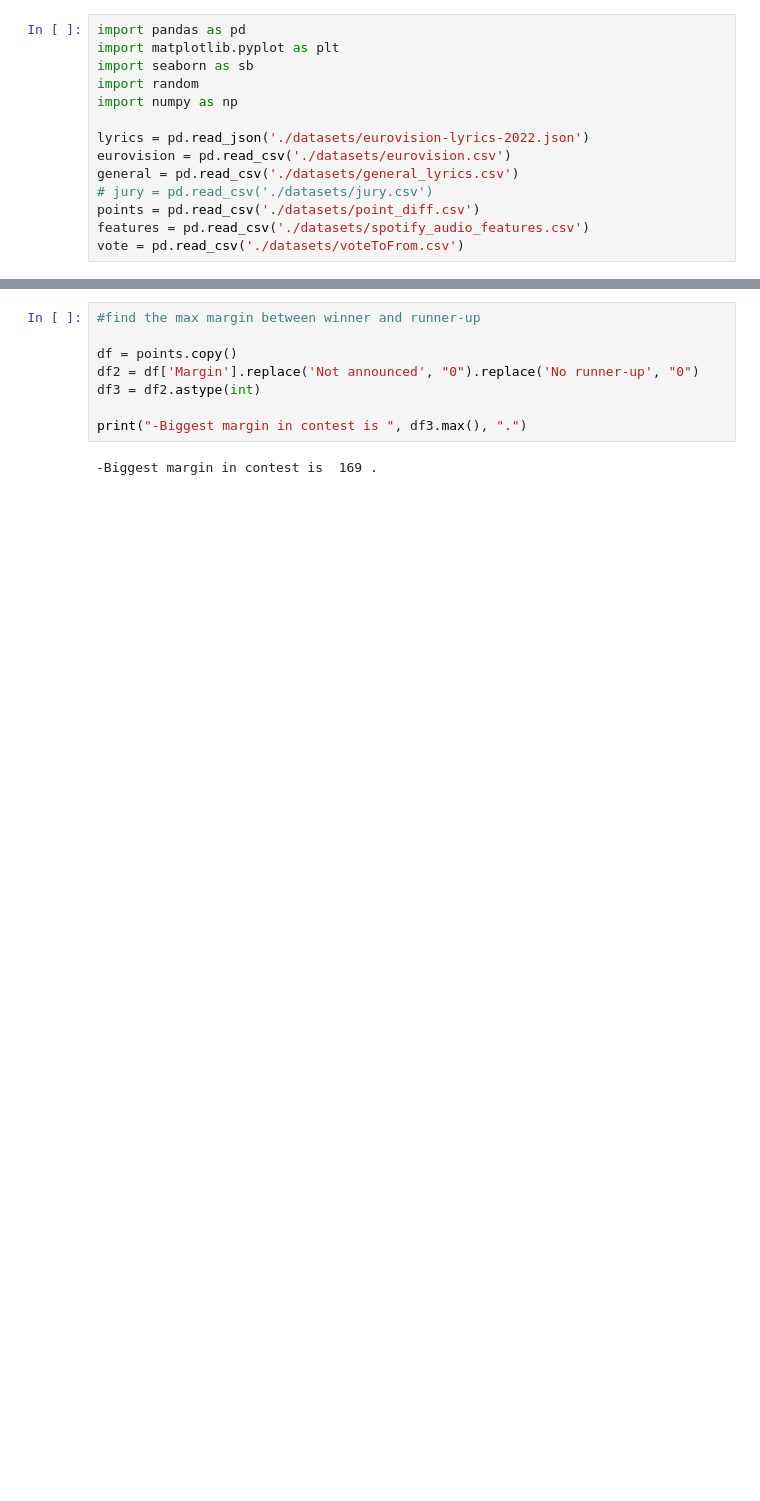
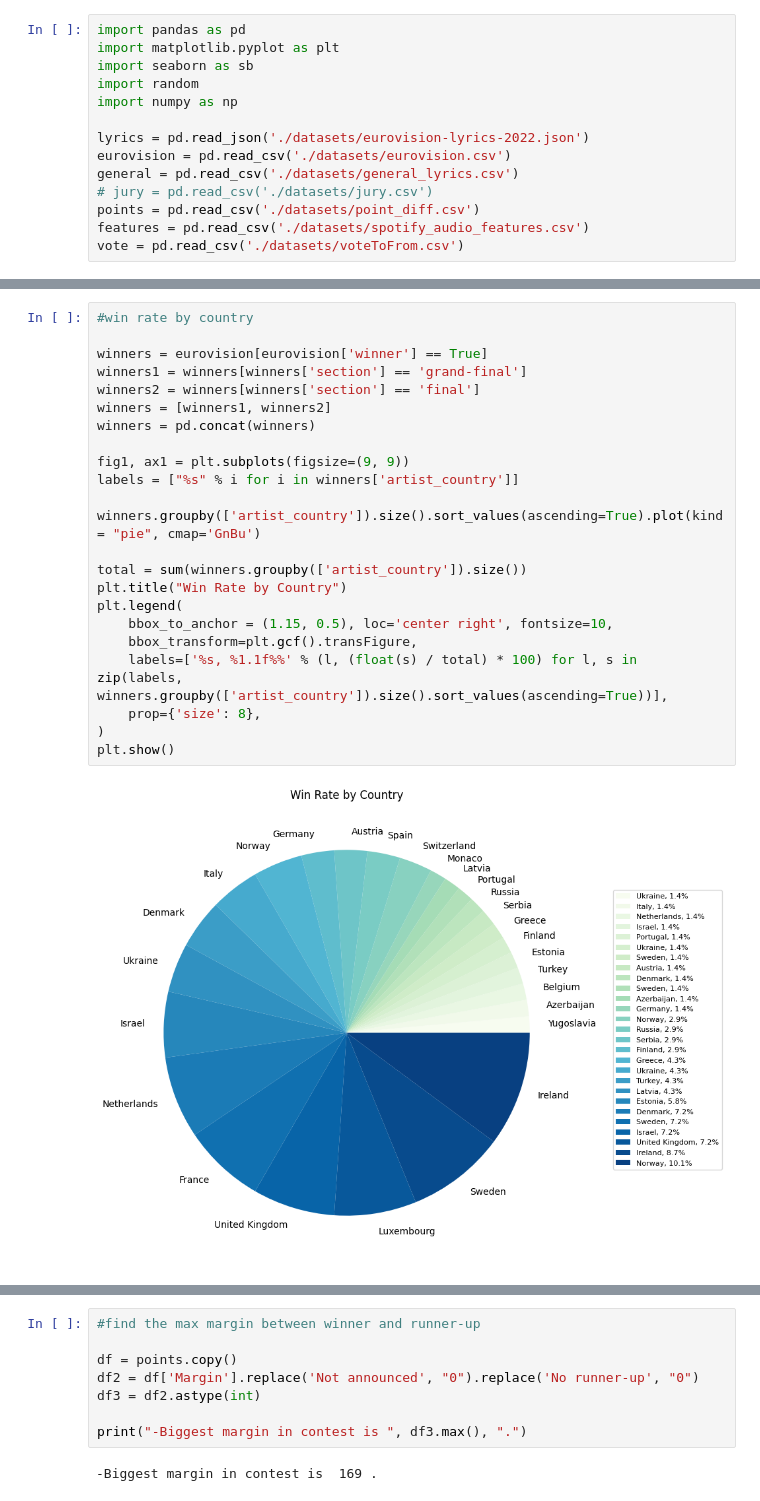
Before and after one commit to sedataskan/eurovision, a Jupyter notebook: eurovision.ipynb, the cells around one changed output, grey strips where cells are left out. Cells and saved outputs as stored; diff of their text form; blank space fills up the shorter version.

```diff
--- a/eurovision.ipynb
+++ b/eurovision.ipynb
@@ -26,0 +75,25 @@ print("-First Eurovision Contest organization was at", year, ". The First Winner
+# %%
+#win rate by country
+
+winners = eurovision[eurovision['winner'] == True]
+winners1 = winners[winners['section'] == 'grand-final']
+winners2 = winners[winners['section'] == 'final']
+winners = [winners1, winners2]
+winners = pd.concat(winners)
+
+fig1, ax1 = plt.subplots(figsize=(9, 9))
+labels = ["%s" % i for i in winners['artist_country']]
+
+winners.groupby(['artist_country']).size().sort_values(ascending=True).plot(kind = "pie", cmap='GnBu')
+
+total = sum(winners.groupby(['artist_country']).size())
+plt.title("Win Rate by Country")
+plt.legend(
+    bbox_to_anchor = (1.15, 0.5), loc='center right', fontsize=10,
+    bbox_transform=plt.gcf().transFigure,
+    labels=['%s, %1.1f%%' % (l, (float(s) / total) * 100) for l, s in zip(labels, winners.groupby(['artist_country']).size().sort_values(ascending=True))],
+    prop={'size': 8},
+)
+plt.show()
+# %% [output]
+[figure, added]
```
Also changed, not shown: parts of 25 cells of this notebook.
